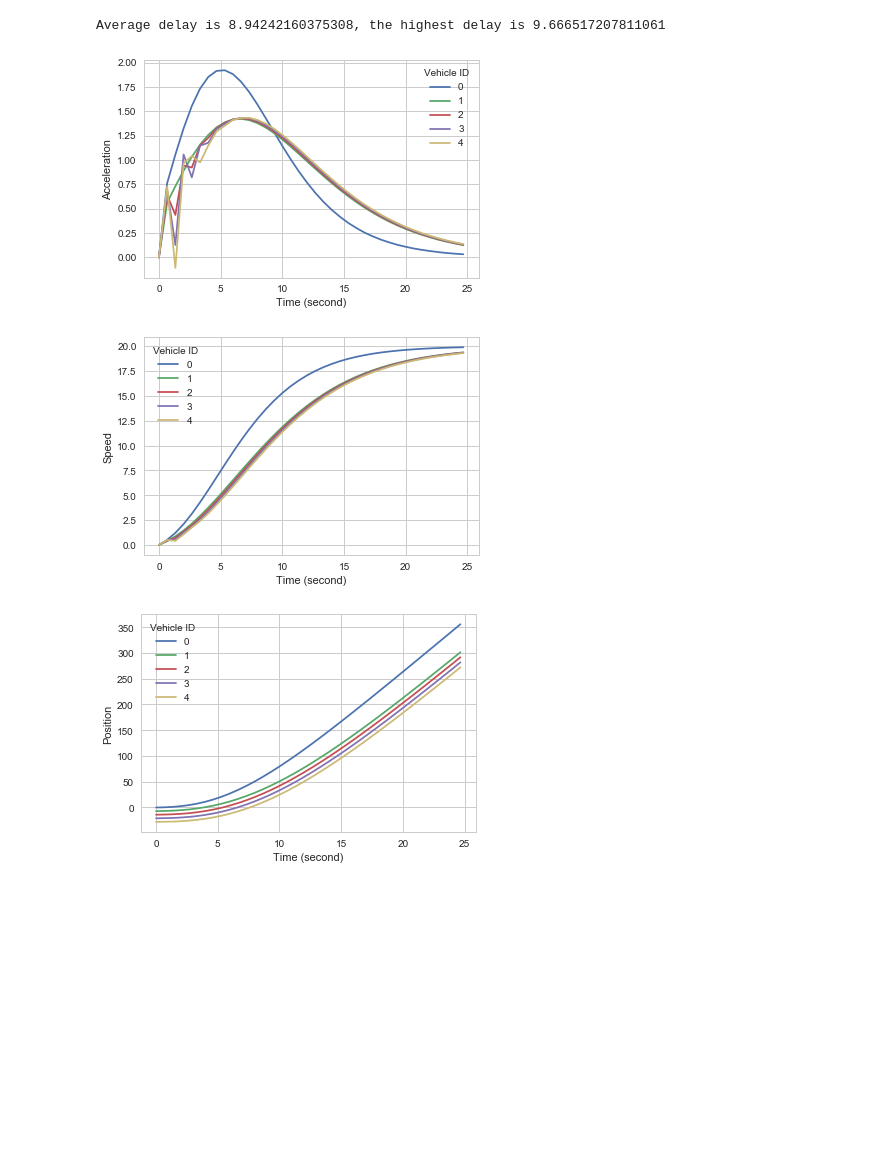
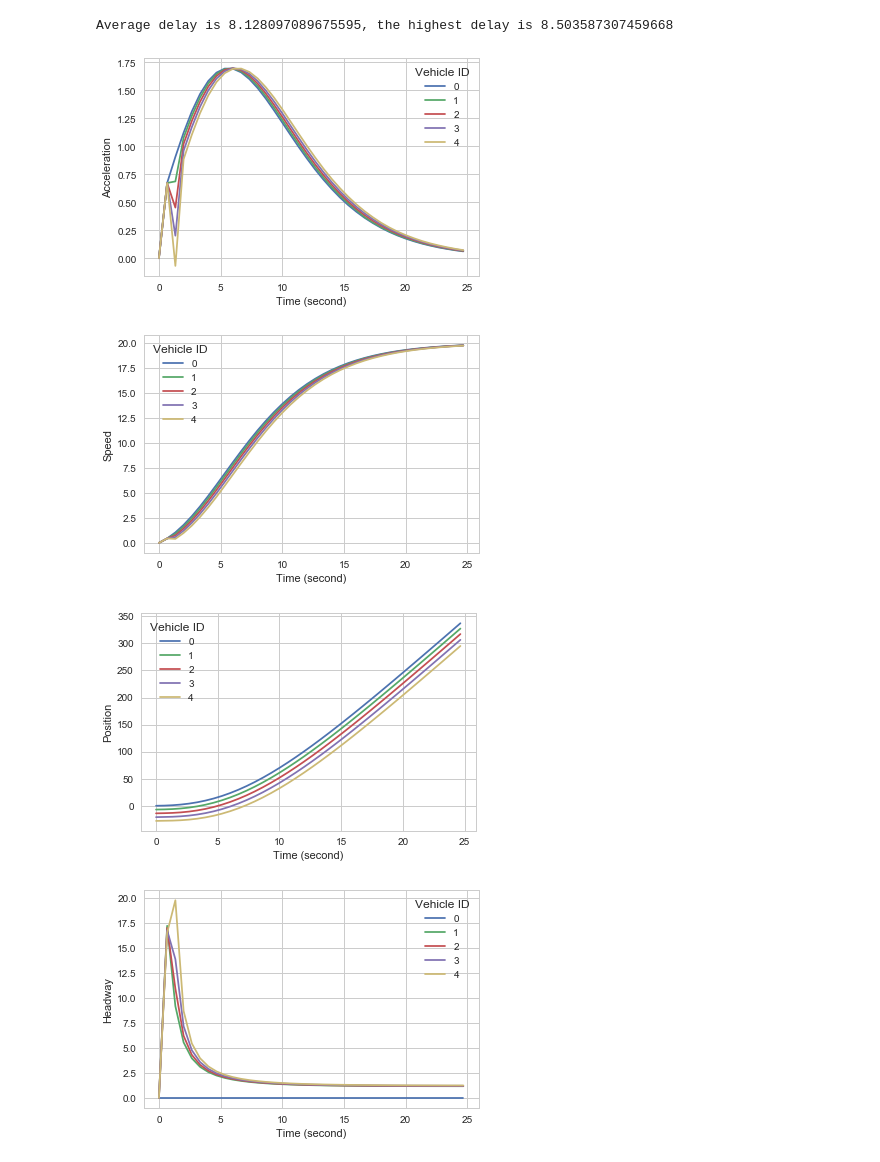
Before and after one commit to JiyanBlack/VDSF-Vehicle_Deque_Simulation_Framework, a Jupyter notebook: source/exp-visualization.ipynb, the cells around one changed output. Cells and saved outputs as stored; diff of their text form; code cells hidden in the pictures; blank space fills up the shorter version.

Commit message:
new ACDA model

```diff
--- a/source/exp-visualization.ipynb
+++ b/source/exp-visualization.ipynb
@@ -15,7 +15,13 @@ def plot_one_record(record_zipped, dimension, x_timeline):
         for key in keys:
             plt.plot(x_timeline, record_zipped[key][dimension])
     plt.legend(title="Vehicle ID")
-    ylabel = ("Acceleration" if dimension == 0 else ("Speed" if dimension == 1 else "Position"))
+    ylabelmap = {
+        0:"Acceleration",
+        1:"Speed",
+        2:"Position",
+        3:"Headway"
+    }
+    ylabel = ylabelmap[dimension]
     plt.ylabel(ylabel)
     plt.xlabel("Time (second)")
     plt.show()
@@ -31,7 +37,7 @@ def plot_records(p):
     x_timeline = np.array(list(records[0].keys()))
     x_timeline = x_timeline / 1000
     record_zipped = zip_records(records)
-    for dim in range(3):
+    for dim in range(4):
         plot_one_record(record_zipped, dim, x_timeline)
 
 def cal_avg_delay(p):
@@ -82,0 +74,4 @@ Average delay is 20.653376583511275, the highest delay is 24.892967359542485
+# %%
+p = sim.run_cav_simluation(n = number_vehicles, intend_speed = intended_speed, ACDA=False)
+print("Average delay is {}, the highest delay is {}".format(*cal_avg_delay(p)))
+plot_records(p)
@@ -83,10 +84,11 @@ Average delay is 20.653376583511275, the highest delay is 24.892967359542485
 # %%
-randomness = True # Gipps Model randomness
+randomness = False # Gipps Model randomness
 p = sim.run_gipps_simluation(n = number_vehicles, intend_speed = intended_speed, randomness = randomness)
 print("Average delay is {}, the highest delay is {}".format(*cal_avg_delay(p)))
 plot_records(p)
 # %% [output]
-Average delay is 8.94242160375308, the highest delay is 9.666517207811061
+Average delay is 8.128097089675595, the highest delay is 8.503587307459668
-[figure, old version]
+[figure, new version]
-[figure, old version]
+[figure, new version]
-[figure, old version]
+[figure, new version]
+[figure, added]
```
Also changed, not shown: parts of 5 cells of this notebook, 5 other files.
